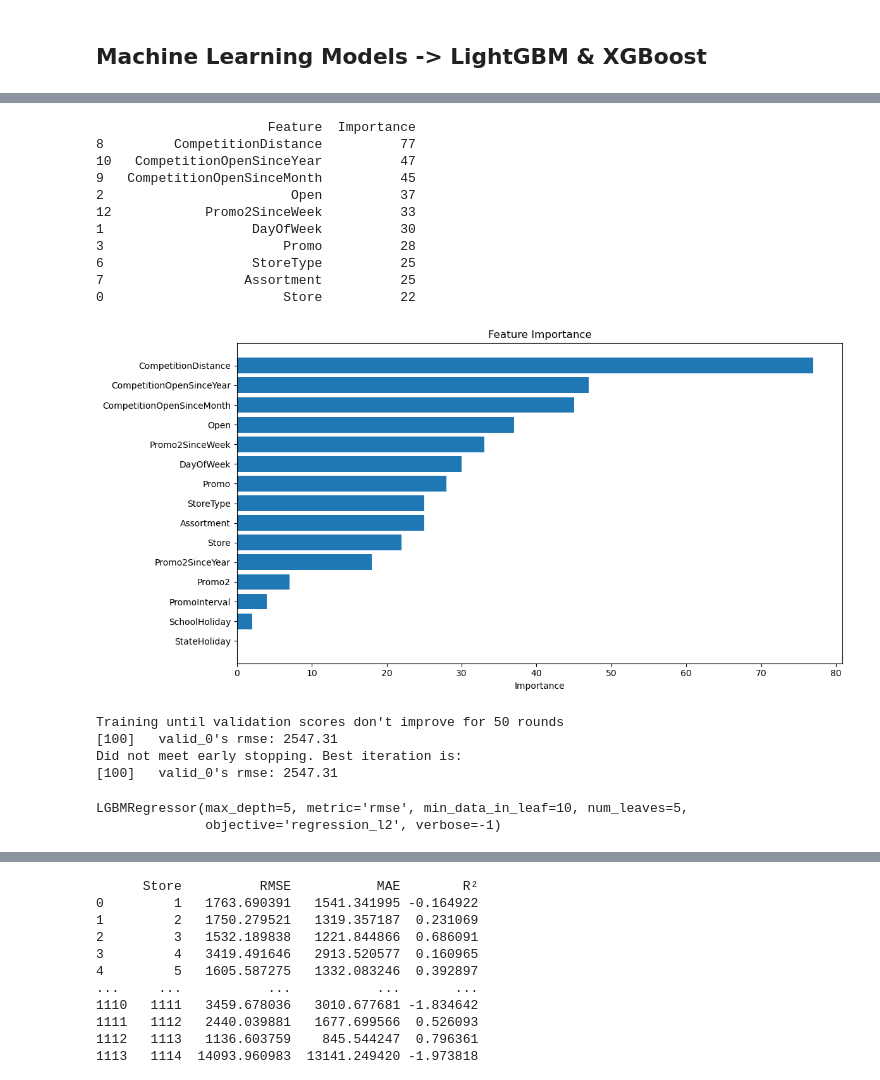
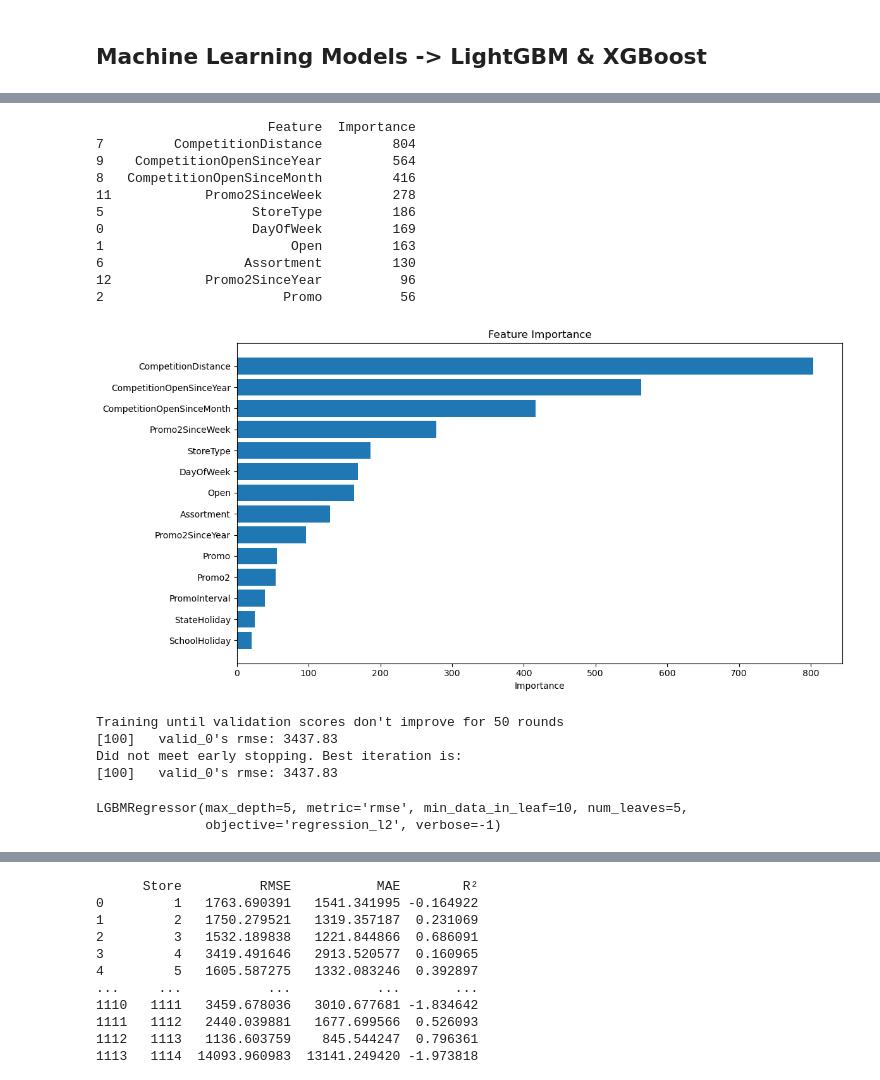
Before and after one commit to GeorgeStampolidiss/Projects, a Jupyter notebook: Project1_GStampolidis.ipynb, the cells around one changed output, grey strips where cells are left out. Saved outputs shown, nothing was run; the diff lists cells and outputs as text; code cells hidden in the pictures.

```diff
--- a/Project1_GStampolidis.ipynb
+++ b/Project1_GStampolidis.ipynb
@@ -2605,7 +2601,7 @@ import shap
 # %%
 #Preparation for models
 target='y'
-cols=['y','Date',"StateHolidayIndicators","PromotionFlags","day","year","month","HolidayIndicators","Customers"]
+cols=['y','Date',"StateHolidayIndicators","PromotionFlags","day","year","month","HolidayIndicators","Customers","Store"]
 X_train=train_data.drop(columns=cols)
 y_train=train_data[target]
 X_test=test_data.drop(columns=cols)
@@ -2776,0 +2776,31 @@ plt.show()
+# %%
+#New model with default parameters
+model_lgbm_default=LGBMRegressor()
+model_lgbm_default.fit(X_train,y_train,eval_set=[(X_test,y_test)],eval_metric="rmse",callbacks=[early_stopping(stopping_rounds=50),log_evaluation(period=100)])
+
+#Predictions
+y_pred_lgbm_default=model_lgbm_default.predict(X_test)
+
+#Statistics for model fit
+rmse=np.sqrt(mean_squared_error(y_test,y_pred_lgbm_default))
+#Results
+print(f"RMSE:{rmse:.1f}")
+
+#CROSS VALIDATION CHECK for model with default parameters
+cv_scores=cross_val_score(model_lgbm_default,X_train,y_train,cv=5,scoring='neg_root_mean_squared_error')
+
+#RESULTS
+print("Cross-Validation RMSE Scores fo full LGBM Model:",-cv_scores)
+print("Mean RMSE:",-np.mean(cv_scores))
+print("Standard Deviation of RMSE:",np.std(-cv_scores))
+
+test_data=test_data.copy()
+test_data['PredictedSalesLGBMdefault']=y_pred_lgbm_default
+
+store_results_full1 = test_data.groupby('Store').apply(
+    lambda df: pd.Series({
+        'RMSE':np.sqrt(mean_squared_error(df['y'],df["PredictedSalesLGBMdefault"])),
+    })
+).reset_index()
+print(store_results_full1)
+print(store_results_full1["RMSE"].describe())
@@ -2777,31 +2864,31 @@ plt.show()
 # %%
 #Feature Importance Plot in order to choose the best variables for the model
-var_selection=pd.DataFrame({'Feature':X_train.columns,'Importance':model_lgbm.feature_importances_}).sort_values(by='Importance',ascending=False)
+var_selection=pd.DataFrame({'Feature':X_train.columns,'Importance':model_lgbm_default.feature_importances_}).sort_values(by='Importance',ascending=False)
 print(var_selection.head(10)) #results
 
 #Plot with the importance of each variable
 plt.figure(figsize=(12,6))
 plt.barh(var_selection['Feature'][::-1],var_selection['Importance'][::-1])
 plt.title('Feature Importance')
 plt.xlabel('Importance')
 plt.tight_layout()
 plt.show()
 # %% [output]
                       Feature  Importance
-8         CompetitionDistance          77
-10   CompetitionOpenSinceYear          47
-9   CompetitionOpenSinceMonth          45
-2                        Open          37
-12            Promo2SinceWeek          33
-1                   DayOfWeek          30
-3                       Promo          28
-6                   StoreType          25
-7                  Assortment          25
-0                       Store          22
+7         CompetitionDistance         804
+9    CompetitionOpenSinceYear         564
+8   CompetitionOpenSinceMonth         416
+11            Promo2SinceWeek         278
+5                   StoreType         186
+0                   DayOfWeek         169
+1                        Open         163
+6                  Assortment         130
+12            Promo2SinceYear          96
+2                       Promo          56
-[figure, old version]
+[figure, new version]
 # %%
 #Most important variables from the above plot
-important_features=['Open',"CompetitionOpenSinceMonth","CompetitionDistance","CompetitionOpenSinceYear"]
+important_features=['Promo2SinceWeek',"CompetitionOpenSinceMonth","CompetitionDistance","CompetitionOpenSinceYear"]
 
 #New model preparation with important variables
 X_train_new=X_train[important_features]
@@ -2812,9 +2899,9 @@ model_lgbm_new=LGBMRegressor(**par)
 model_lgbm_new.fit(X_train_new,y_train,eval_set=[(X_test_new,y_test)],eval_metric="rmse",callbacks=[early_stopping(stopping_rounds=50),log_evaluation(period=100)])
 # %% [output]
 Training until validation scores don't improve for 50 rounds
-[100]   valid_0's rmse: 2547.31
+[100]   valid_0's rmse: 3437.83
 Did not meet early stopping. Best iteration is:
-[100]   valid_0's rmse: 2547.31
+[100]   valid_0's rmse: 3437.83
 LGBMRegressor(max_depth=5, metric='rmse', min_data_in_leaf=10, num_leaves=5,
               objective='regression_l2', verbose=-1)
 # %%
```
Also changed, not shown: parts of 26 cells of this notebook.
